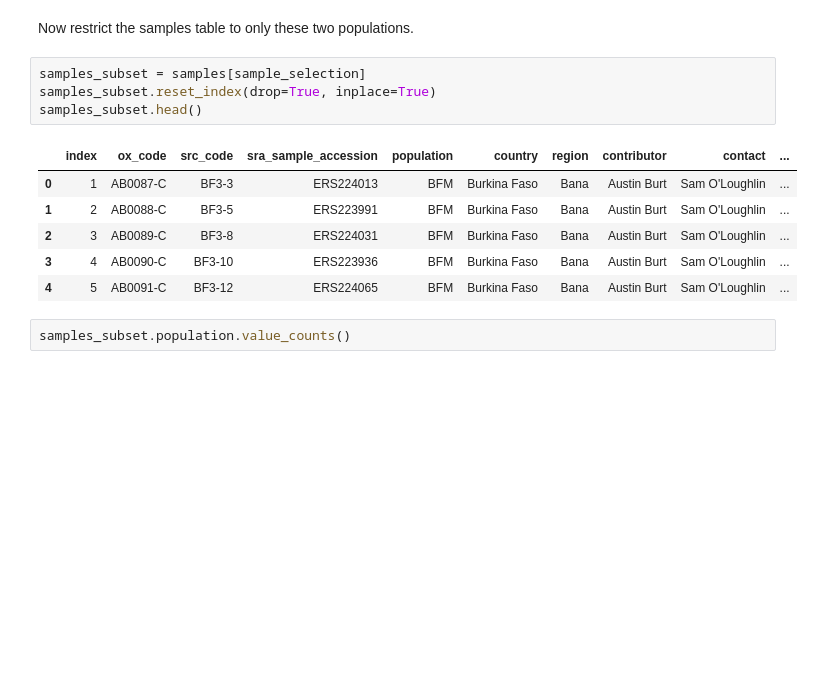
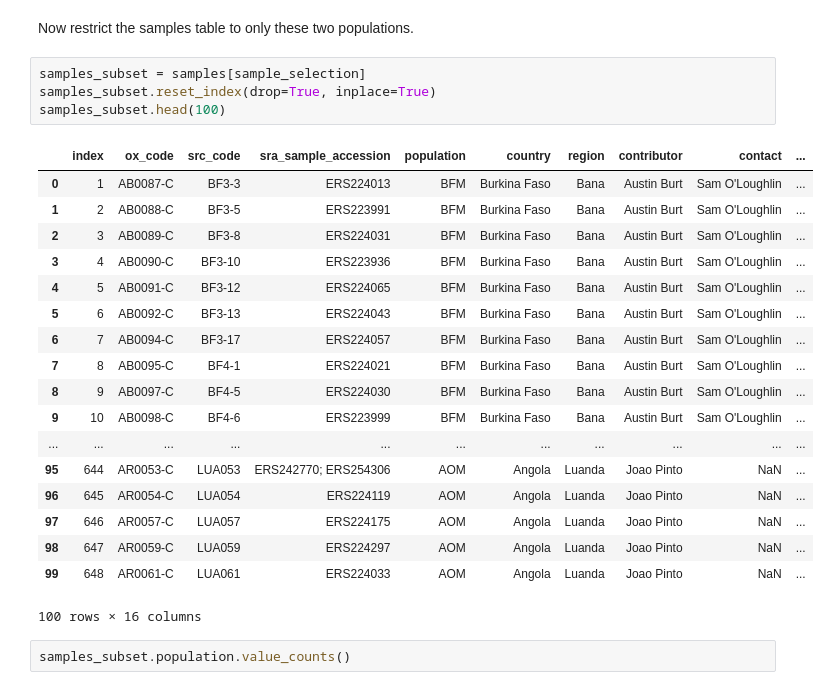
Before and after one commit to andrewkern/biol610, a Jupyter notebook: notebooks/lecture9.ipynb, the cells around one changed output. Cells and saved outputs as stored; diff of their text form; blank space fills up the shorter version.

```diff
--- a/notebooks/lecture9.ipynb
+++ b/notebooks/lecture9.ipynb
@@ -239,14 +447,26 @@ Now restrict the samples table to only these two populations.
 # %%
 samples_subset = samples[sample_selection]
 samples_subset.reset_index(drop=True, inplace=True)
-samples_subset.head()
+samples_subset.head(100)
 # %% [output]
 |  | index | ox_code | src_code | sra_sample_accession | population | country | region | contributor | contact | ... |
 | 0 | 1 | AB0087-C | BF3-3 | ERS224013 | BFM | Burkina Faso | Bana | Austin Burt | Sam O'Loughlin | ... |
 | 1 | 2 | AB0088-C | BF3-5 | ERS223991 | BFM | Burkina Faso | Bana | Austin Burt | Sam O'Loughlin | ... |
 | 2 | 3 | AB0089-C | BF3-8 | ERS224031 | BFM | Burkina Faso | Bana | Austin Burt | Sam O'Loughlin | ... |
 | 3 | 4 | AB0090-C | BF3-10 | ERS223936 | BFM | Burkina Faso | Bana | Austin Burt | Sam O'Loughlin | ... |
 | 4 | 5 | AB0091-C | BF3-12 | ERS224065 | BFM | Burkina Faso | Bana | Austin Burt | Sam O'Loughlin | ... |
+| 5 | 6 | AB0092-C | BF3-13 | ERS224043 | BFM | Burkina Faso | Bana | Austin Burt | Sam O'Loughlin | ... |
+| 6 | 7 | AB0094-C | BF3-17 | ERS224057 | BFM | Burkina Faso | Bana | Austin Burt | Sam O'Loughlin | ... |
+| 7 | 8 | AB0095-C | BF4-1 | ERS224021 | BFM | Burkina Faso | Bana | Austin Burt | Sam O'Loughlin | ... |
+| 8 | 9 | AB0097-C | BF4-5 | ERS224030 | BFM | Burkina Faso | Bana | Austin Burt | Sam O'Loughlin | ... |
+| 9 | 10 | AB0098-C | BF4-6 | ERS223999 | BFM | Burkina Faso | Bana | Austin Burt | Sam O'Loughlin | ... |
+| ... | ... | ... | ... | ... | ... | ... | ... | ... | ... | ... |
+| 95 | 644 | AR0053-C | LUA053 | ERS242770; ERS254306 | AOM | Angola | Luanda | Joao Pinto | NaN | ... |
+| 96 | 645 | AR0054-C | LUA054 | ERS224119 | AOM | Angola | Luanda | Joao Pinto | NaN | ... |
+| 97 | 646 | AR0057-C | LUA057 | ERS224175 | AOM | Angola | Luanda | Joao Pinto | NaN | ... |
+| 98 | 647 | AR0059-C | LUA059 | ERS224297 | AOM | Angola | Luanda | Joao Pinto | NaN | ... |
+| 99 | 648 | AR0061-C | LUA061 | ERS224033 | AOM | Angola | Luanda | Joao Pinto | NaN | ... |
+100 rows × 16 columns
 # %%
 samples_subset.population.value_counts()
 # %% [output]
```
Also changed, not shown: parts of 37 cells of this notebook.
